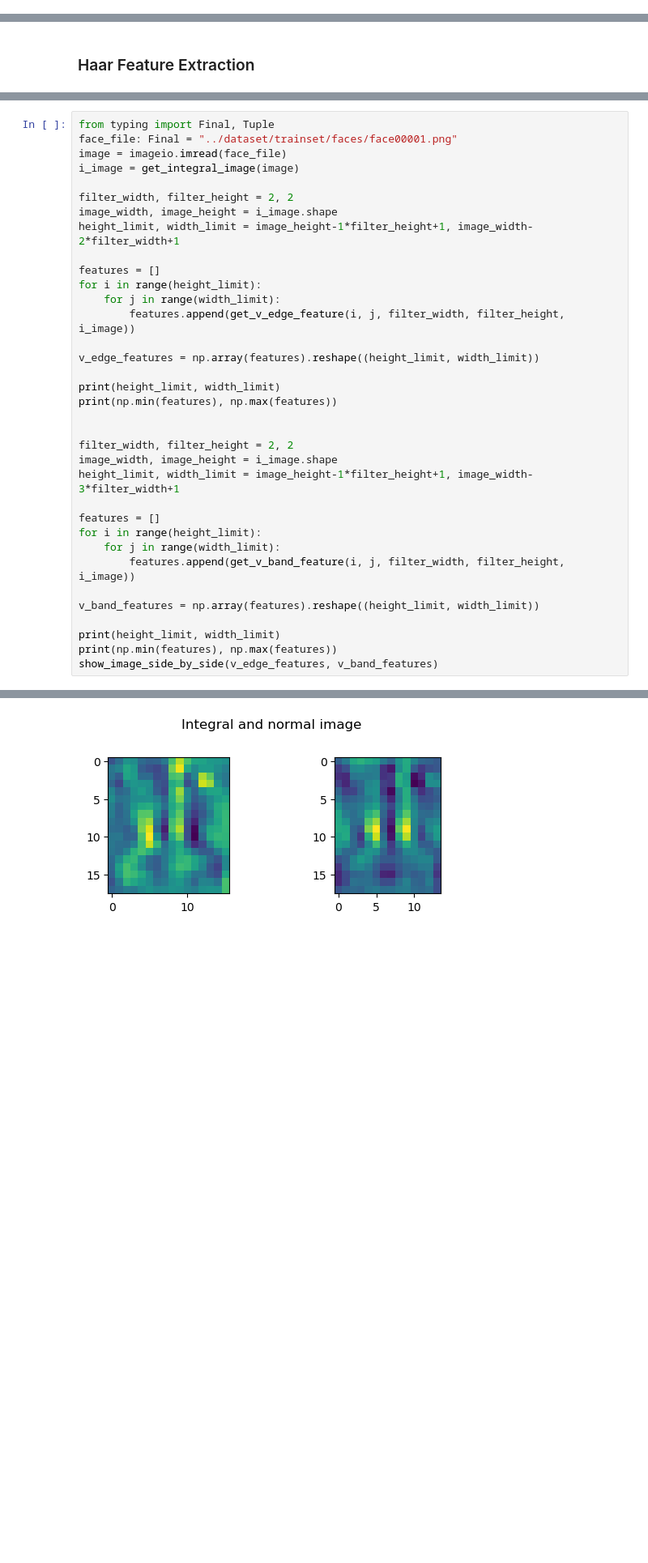
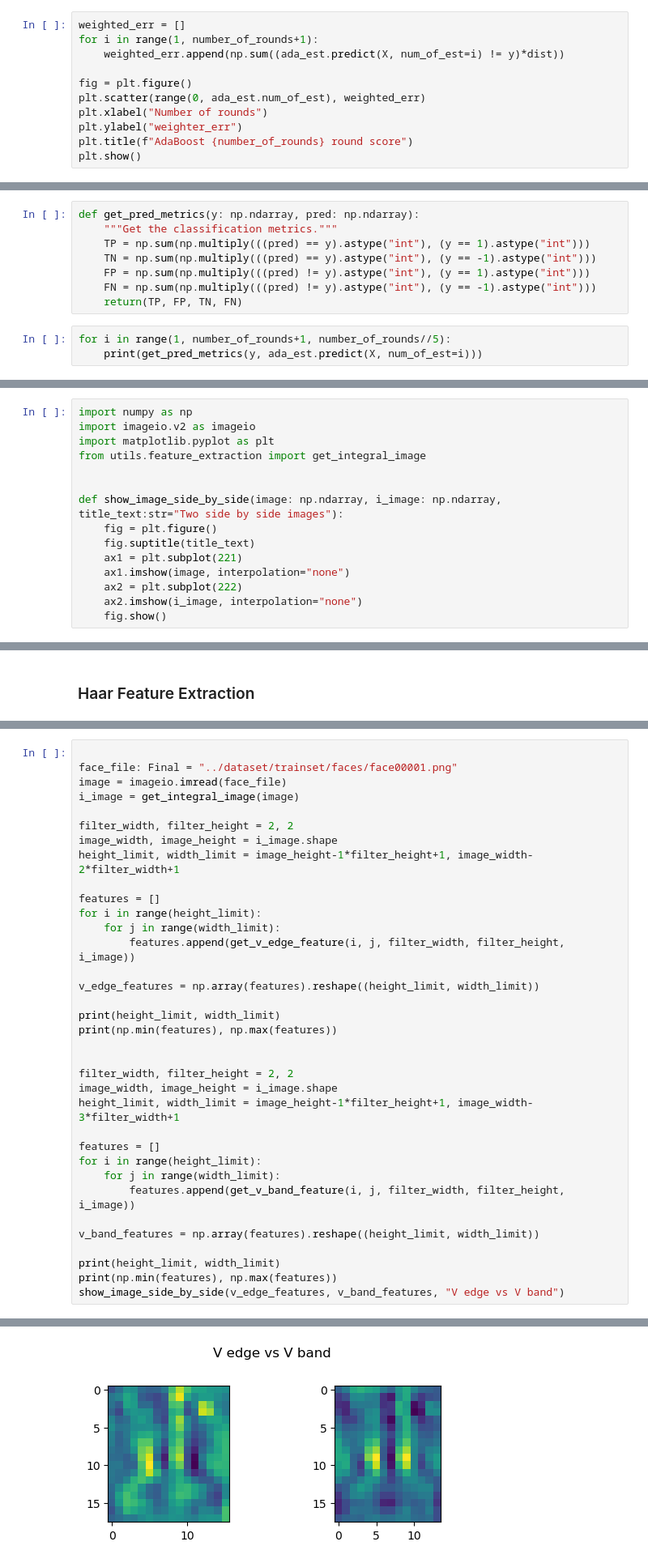
Before and after one commit to Avashist1998/Viola-Jones, a Jupyter notebook: grad_project/model_exploration.ipynb, the cells around one changed output, grey strips where cells are left out. Shown at 81% size. Cells and saved outputs as stored; diff of their text form; blank space fills up the shorter version.

```diff
--- a/grad_project/model_exploration.ipynb
+++ b/grad_project/model_exploration.ipynb
@@ -177,0 +113,11 @@ def show_image_side_by_side(image, i_image):
+# %%
+weighted_err = []
+for i in range(1, number_of_rounds+1):
+    weighted_err.append(np.sum((ada_est.predict(X, num_of_est=i) != y)*dist))
+
+fig = plt.figure()
+plt.scatter(range(0, ada_est.num_of_est), weighted_err)
+plt.xlabel("Number of rounds")
+plt.ylabel("weighter_err")
+plt.title(f"AdaBoost {number_of_rounds} round score")
+plt.show()
@@ -177,0 +126,11 @@ def show_image_side_by_side(image, i_image):
+# %%
+def get_pred_metrics(y: np.ndarray, pred: np.ndarray):
+    """Get the classification metrics."""
+    TP = np.sum(np.multiply(((pred) == y).astype("int"), (y == 1).astype("int")))
+    TN = np.sum(np.multiply(((pred) == y).astype("int"), (y == -1).astype("int")))
+    FP = np.sum(np.multiply(((pred) != y).astype("int"), (y == 1).astype("int")))
+    FN = np.sum(np.multiply(((pred) != y).astype("int"), (y == -1).astype("int")))
+    return(TP, FP, TN, FN)
+# %%
+for i in range(1, number_of_rounds+1, number_of_rounds//5):
+    print(get_pred_metrics(y, ada_est.predict(X, num_of_est=i)))
@@ -178,3 +145,18 @@ def show_image_side_by_side(image, i_image):
+# %%
+import numpy as np
+import imageio.v2 as imageio
+import matplotlib.pyplot as plt
+from utils.feature_extraction import get_integral_image
+
+
+def show_image_side_by_side(image: np.ndarray, i_image: np.ndarray, title_text:str="Two side by side images"):
+    fig = plt.figure()
+    fig.suptitle(title_text)
+    ax1 = plt.subplot(221)
+    ax1.imshow(image, interpolation="none")
+    ax2 = plt.subplot(222)
+    ax2.imshow(i_image, interpolation="none")
+    fig.show()
 # %%
 def get_sum_from_i_image(x, y, w, h, i_image):
     i_image_padded = np.pad(i_image, ((1,0), (1, 0)), constant_values=(0))
@@ -577,6 +558,6 @@ import matplotlib.pyplot as plt
 from utils.feature_extraction import get_integral_image
 # %%
-from typing import Final, Tuple
+
 face_file: Final = "../dataset/trainset/faces/face00001.png"
 image = imageio.imread(face_file)
 i_image = get_integral_image(image)
@@ -609,6 +590,6 @@ v_band_features = np.array(features).reshape((height_limit, width_limit))
 
 print(height_limit, width_limit)
 print(np.min(features), np.max(features))
-show_image_side_by_side(v_edge_features, v_band_features)
+show_image_side_by_side(v_edge_features, v_band_features, "V edge vs V band")
 # %% [output]
 18 16
@@ -618,4 +599,4 @@ show_image_side_by_side(v_edge_features, v_band_features)
-[figure, old version]
+[figure, new version]
 # %%
 print(image[:6, :6])
 print(i_image[:9, :9])
```
Also changed, not shown: parts of 66 cells of this notebook, 10 other files.
